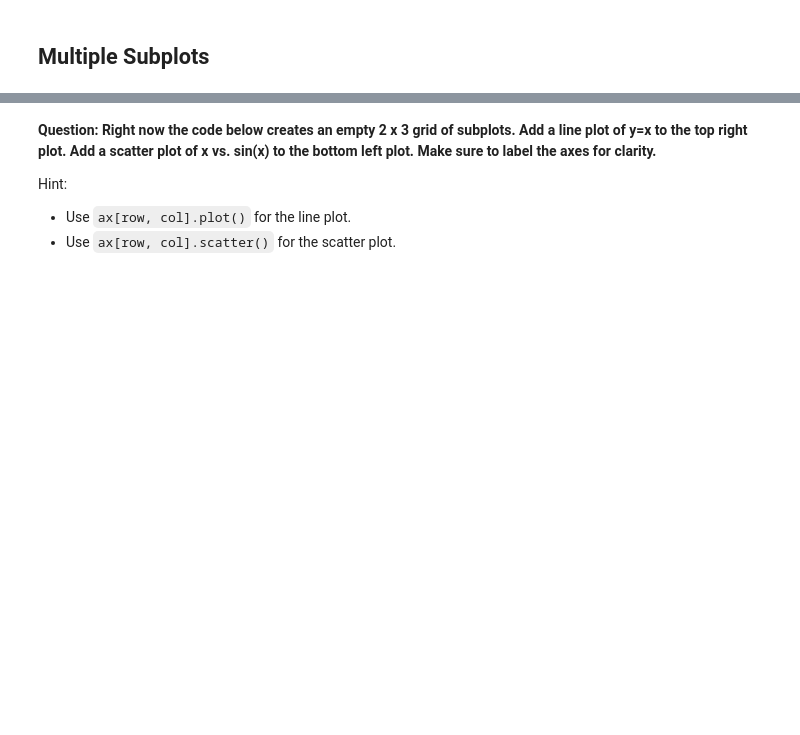
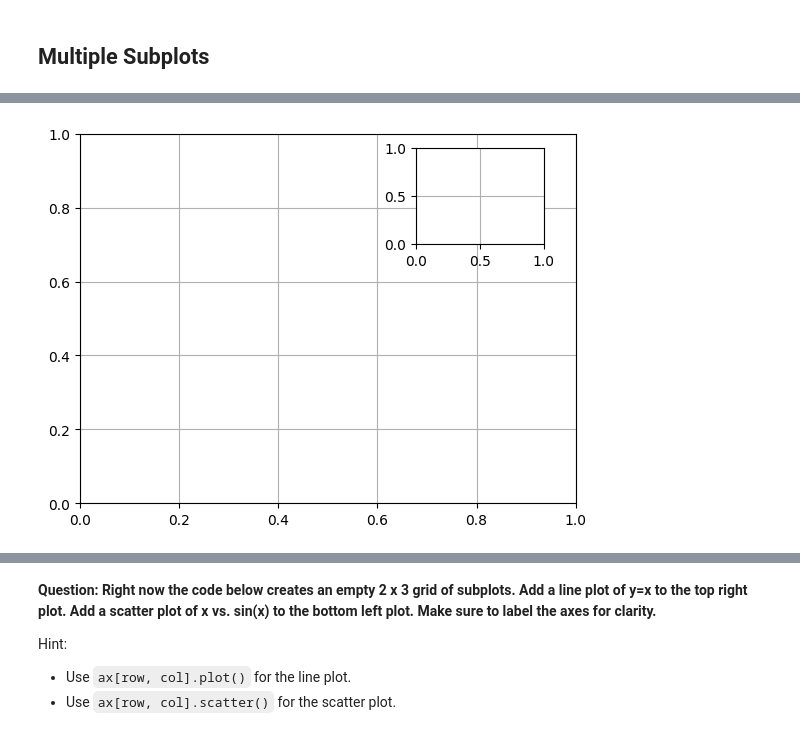
Before and after one commit to ivynangalia/320, a Jupyter notebook: lessons/Week07-01.ipynb, the cells around one changed output, grey strips where cells are left out. Cells and saved outputs as stored; diff of their text form; code cells hidden in the pictures; blank space fills up the shorter version.

```diff
--- a/lessons/Week07-01.ipynb
+++ b/lessons/Week07-01.ipynb
@@ -48,6 +55,9 @@ fig, (ax1, ax2) = plt.subplots(1, 2, figsize=(10, 4))
 # %%
 ax1 = plt.axes() # standard axes
-ax2 = plt.axes([0.65, 0.65, 0.2, 0.2])
+ax2 = plt.axes([0.65, 0.65, # WHERE THE BOTTOM LEFT CORNER OF THE PLOT IS
+                0.2, 0.2]) # LENGTH AND WIDTH OF THE SMALLER PLOT
+# %% [output]
+[figure, added]
 # %%
 fig = plt.figure()
 ax1 = fig.add_axes([0.1, 0.5, 0.8, 0.4],
```
Also changed, not shown: parts of 49 cells of this notebook, 6 other files.
